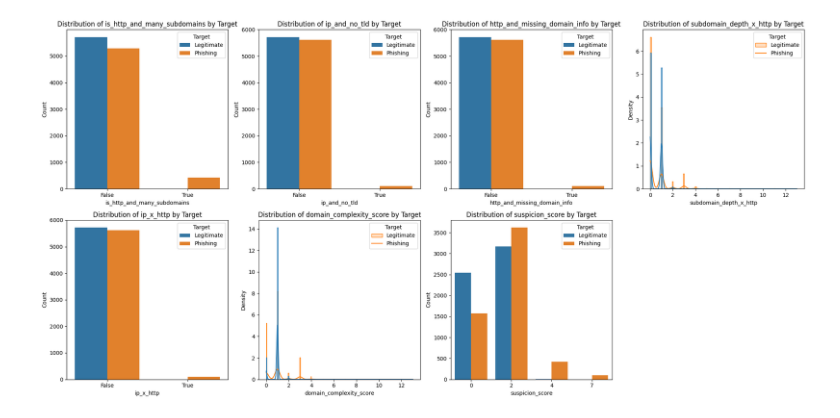
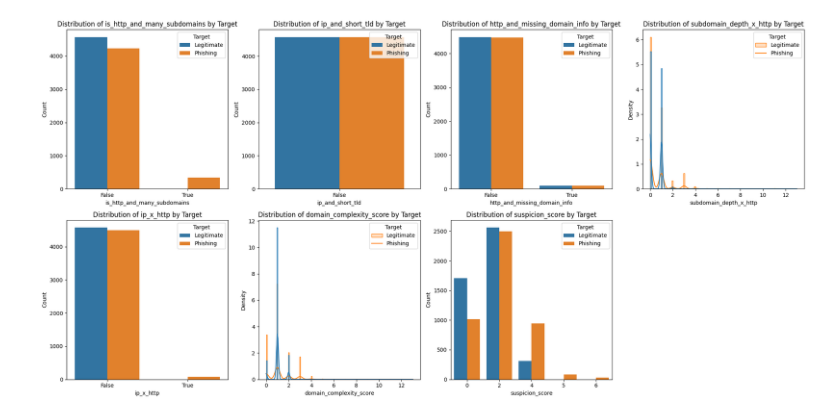
Before and after one commit to KoalaLyfestyle/BT4012-Group-13, a Jupyter notebook: feature_eng_winston.ipynb, the cells around one changed output. Cells and saved outputs as stored; diff of their text form; code cells hidden in the pictures.

```diff
--- a/feature_eng_winston.ipynb
+++ b/feature_eng_winston.ipynb
@@ -148,5 +150,11 @@ def extract_url_features(df):
 
 
     return final_df
-# %%
-df_extracted = extract_url_features(df_decomposed)
+# %%
+# section 2 function
+def run_section_2(df):
+    df_decomposed = decompose_url(df)
+    df_features = extract_url_features(df_decomposed)
+    return df_features
+# %%
+df_extracted = run_section_2(df_extracted)
@@ -237,23 +275,23 @@ def engineer_features(df):
     ).astype(bool)
 
     # ------------------------------
-    # IP Address + Missing TLD
+    # IP Address + Short TLD
     # ------------------------------
-    # Legitimate domains usually have TLDs and are rarely accessed via IP.
-    # URLs with an IP but no TLD are highly suspicious.
-    final_df['ip_and_no_tld'] = (
-        final_df['is_domain_ip'] & (final_df['has_tld'] == 0)
+    # Legitimate domains usually have standard TLDs (.com, .net, .org, all 3-letter TLDs) and are rarely accessed via IP.
+    # URLs with an IP or suspiciously short/missing TLD are highly suspicious.
+    final_df['ip_and_short_tld'] = (
+        final_df['is_domain_ip'] & (final_df['length_tld'] <= 2)
     ).astype(bool)
 
     # ------------------------------
     # HTTP + Missing Domain Structure
     # ------------------------------
-    # URLs without subdomains or TLDs AND using HTTP are unusual.
-    # Captures low-information, suspicious URLs.
+    # URLs without subdomains or with very short SLD AND using HTTP are unusual.
+    # Captures low-information, suspicious URLs with minimal domain structure.
     final_df['http_and_missing_domain_info'] = (
         (final_df['is_http'] == 1) &
-        (final_df['has_subdomain'] == 0) &
-        (final_df['has_tld'] == 0)
+        (final_df['has_subdomain']) &
+        (final_df['length_sld'] <= 3)
     ).astype(bool)
 
     # ------------------------------
@@ -280,12 +318,12 @@ def engineer_features(df):
     # ------------------------------
     # Aggregates multiple weak signals into a single interpretable score:
     # - More subdomains → more suspicious
-    # - Missing TLD → suspicious
+    # - Unusually short TLD (≤2 chars, likely missing or invalid) → suspicious
     # - IP usage → highly suspicious
     # Higher score → more complex / suspicious domain
     final_df['domain_complexity_score'] = (
         final_df['num_subdomain'] +
-        (1 - final_df['has_tld']) +
+        (final_df['length_tld'] <= 2).astype(int) +
         final_df['is_domain_ip'] * 2
     )
 
@@ -296,13 +334,13 @@ def engineer_features(df):
     # - HTTP protocol
     # - Many subdomains
     # - IP usage
-    # - Missing TLD
+    # - Short/missing TLD (≤2 characters)
     # Higher score → more suspicious. Interpretable for stakeholders.
     final_df['suspicion_score'] = (
         final_df['is_http'] * 2 +
         (final_df['num_subdomain'] > 2).astype(int) * 2 +
         final_df['is_domain_ip'].astype(int) * 3 +
-        (final_df['has_tld'] == 0).astype(int) * 2
+        (final_df['length_tld'] <= 2).astype(int) * 2
     )
 
     return final_df
@@ -333,7 +371,7 @@ Index(['url', 'protocol', 'hostname', 'subdomains', 'sld', 'tld', 'target',
 # %%
 new_features = [
     'is_http_and_many_subdomains',
-    'ip_and_no_tld',
+    'ip_and_short_tld',
     'http_and_missing_domain_info',
     'subdomain_depth_x_http',
     'ip_x_http',
@@ -346,31 +384,31 @@ new_features = [
 import seaborn as sns
 import matplotlib.pyplot as plt
 # set 4 columns layout
 n_cols = 4
 n_rows = (len(new_features) + n_cols - 1) // n_cols
 fig, axes = plt.subplots(n_rows, n_cols, figsize=(20, 5 * n_rows))
 axes = axes.flatten()
 for i, col in enumerate(new_features):
     if df_extracted[col].nunique() <= 10:
         sns.countplot(data=df_extracted, x=col, hue='target', ax=axes[i])
         axes[i].set_ylabel('Count')
     else:
         sns.histplot(
             data=df_extracted,
             x=col,
             hue='target',
             kde=True,
             element='step',
             stat='density',
             common_norm=False,
             ax=axes[i]
         )
     axes[i].set_title(f'Distribution of {col} by Target')
     axes[i].set_xlabel(col)
     axes[i].legend(title='Target', labels=['Legitimate', 'Phishing'])
 for i in range(len(new_features), len(axes)):
     fig.delaxes(axes[i])
 plt.tight_layout()
 plt.show()
 # %% [output]
-[figure, old version]
+[figure, new version]
```
Also changed, not shown: parts of 11 cells of this notebook, 1 other file.
